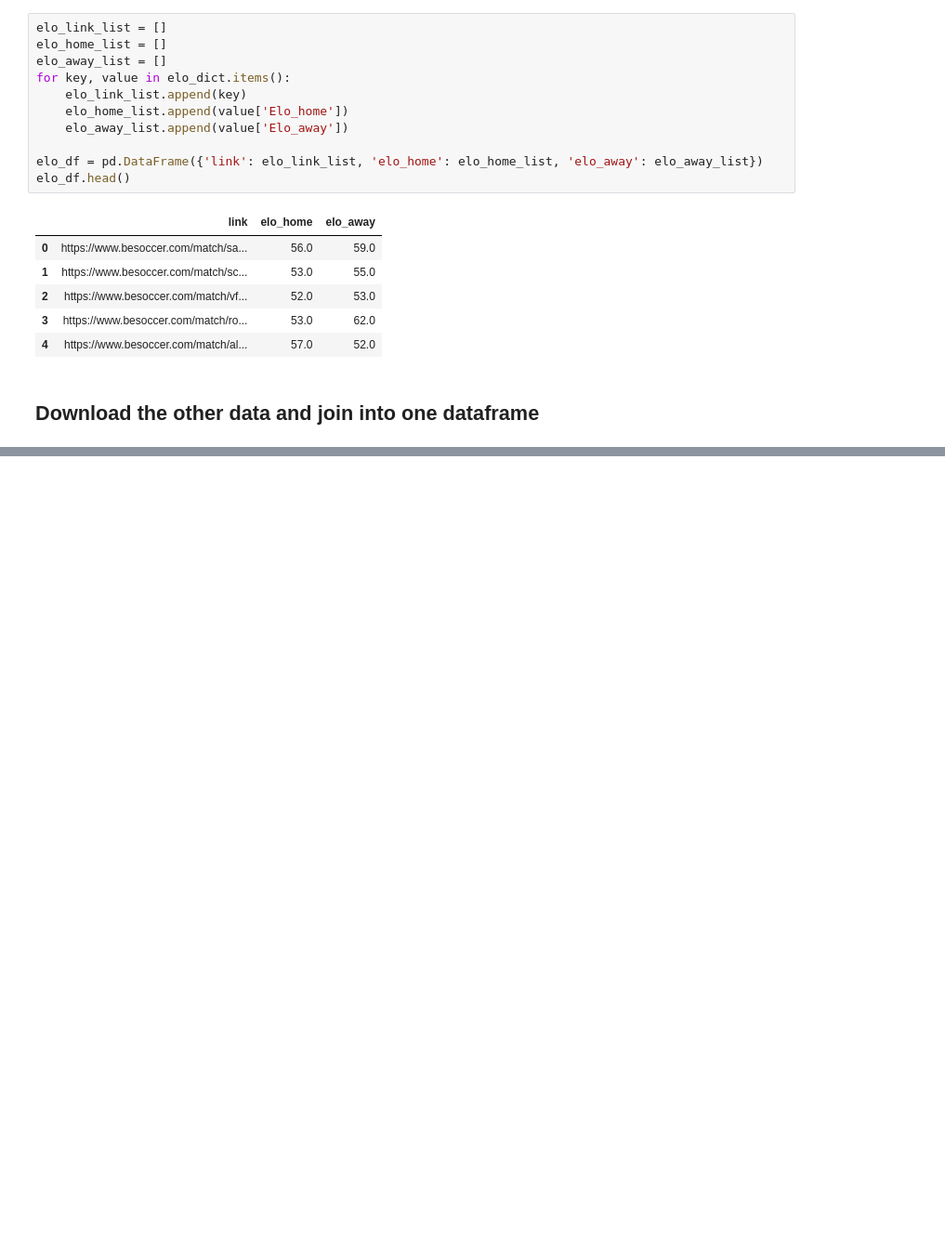
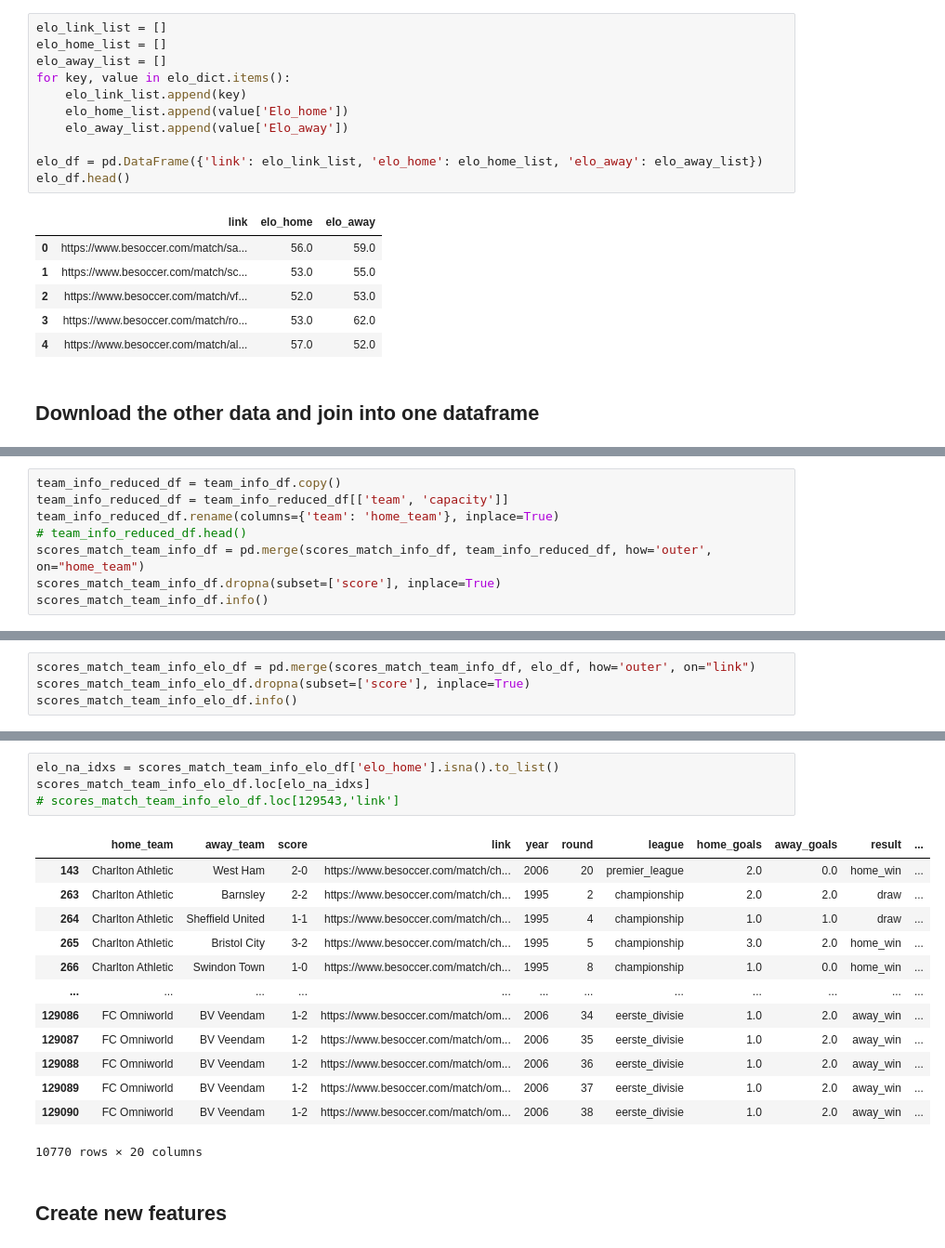
Before and after one commit to dan-bouchard/Football-Match-Outcome-Prediction, a Jupyter notebook: feature_engineering.ipynb, the cells around one changed output, grey strips where cells are left out. Shown at 93% size. Drawn from its saved outputs; the diff is of its cells as text; blank space fills up the shorter version.

```diff
--- a/feature_engineering.ipynb
+++ b/feature_engineering.ipynb
@@ -84,0 +176,8 @@ team_info.head()
+# %%
+team_info_reduced_df = team_info_df.copy()
+team_info_reduced_df = team_info_reduced_df[['team', 'capacity']]
+team_info_reduced_df.rename(columns={'team': 'home_team'}, inplace=True)
+# team_info_reduced_df.head()
+scores_match_team_info_df = pd.merge(scores_match_info_df, team_info_reduced_df, how='outer', on="home_team")
+scores_match_team_info_df.dropna(subset=['score'], inplace=True)
+scores_match_team_info_df.info()
@@ -84,0 +220,4 @@ team_info.head()
+# %%
+scores_match_team_info_elo_df = pd.merge(scores_match_team_info_df, elo_df, how='outer', on="link")
+scores_match_team_info_elo_df.dropna(subset=['score'], inplace=True)
+scores_match_team_info_elo_df.info()
@@ -84,0 +242,20 @@ team_info.head()
+# %%
+elo_na_idxs = scores_match_team_info_elo_df['elo_home'].isna().to_list()
+scores_match_team_info_elo_df.loc[elo_na_idxs]
+# scores_match_team_info_elo_df.loc[129543,'link']
+# %% [output]
+|  | home_team | away_team | score | link | year | round | league | home_goals | away_goals | result | ... |
+| 143 | Charlton Athletic | West Ham | 2-0 | https://www.besoccer.com/match/ch... | 2006 | 20 | premier_league | 2.0 | 0.0 | home_win | ... |
+| 263 | Charlton Athletic | Barnsley | 2-2 | https://www.besoccer.com/match/ch... | 1995 | 2 | championship | 2.0 | 2.0 | draw | ... |
+| 264 | Charlton Athletic | Sheffield United | 1-1 | https://www.besoccer.com/match/ch... | 1995 | 4 | championship | 1.0 | 1.0 | draw | ... |
+| 265 | Charlton Athletic | Bristol City | 3-2 | https://www.besoccer.com/match/ch... | 1995 | 5 | championship | 3.0 | 2.0 | home_win | ... |
+| 266 | Charlton Athletic | Swindon Town | 1-0 | https://www.besoccer.com/match/ch... | 1995 | 8 | championship | 1.0 | 0.0 | home_win | ... |
+| ... | ... | ... | ... | ... | ... | ... | ... | ... | ... | ... | ... |
+| 129086 | FC Omniworld | BV Veendam | 1-2 | https://www.besoccer.com/match/om... | 2006 | 34 | eerste_divisie | 1.0 | 2.0 | away_win | ... |
+| 129087 | FC Omniworld | BV Veendam | 1-2 | https://www.besoccer.com/match/om... | 2006 | 35 | eerste_divisie | 1.0 | 2.0 | away_win | ... |
+| 129088 | FC Omniworld | BV Veendam | 1-2 | https://www.besoccer.com/match/om... | 2006 | 36 | eerste_divisie | 1.0 | 2.0 | away_win | ... |
+| 129089 | FC Omniworld | BV Veendam | 1-2 | https://www.besoccer.com/match/om... | 2006 | 37 | eerste_divisie | 1.0 | 2.0 | away_win | ... |
+| 129090 | FC Omniworld | BV Veendam | 1-2 | https://www.besoccer.com/match/om... | 2006 | 38 | eerste_divisie | 1.0 | 2.0 | away_win | ... |
+10770 rows × 20 columns
+# %% [markdown]
+## Create new features
```
Also changed, not shown: parts of 12 cells of this notebook, 1 other file.
